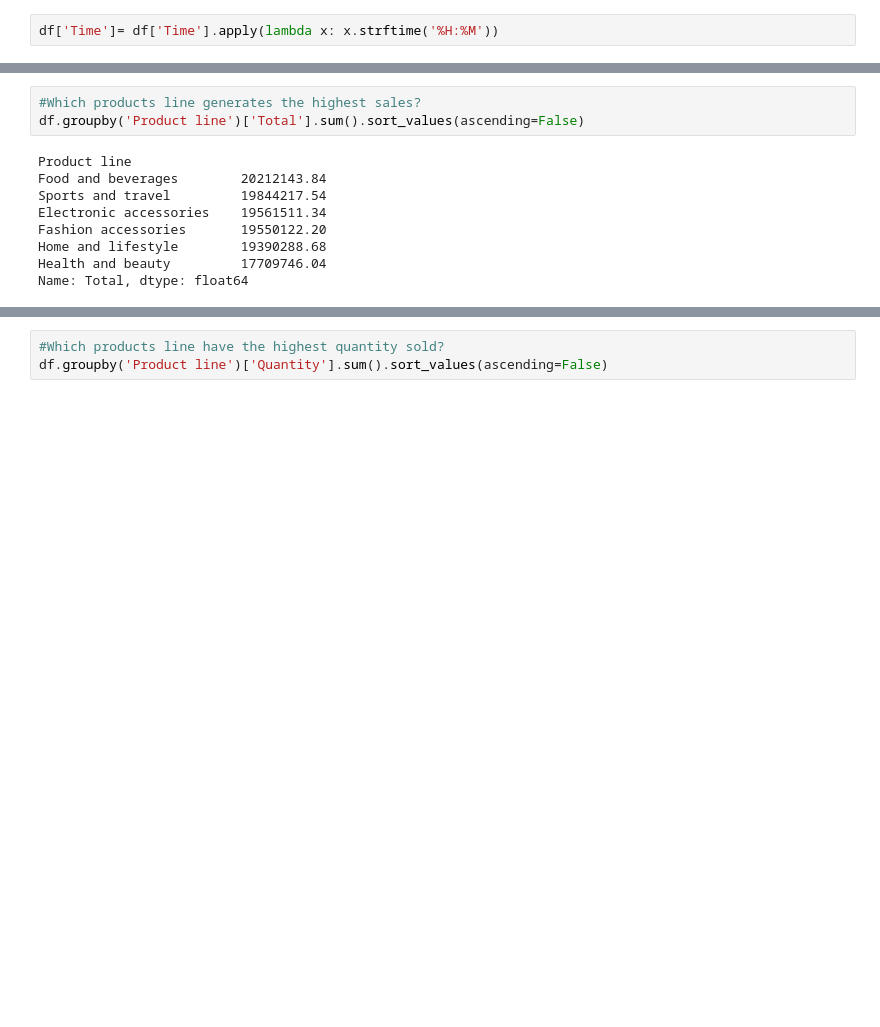
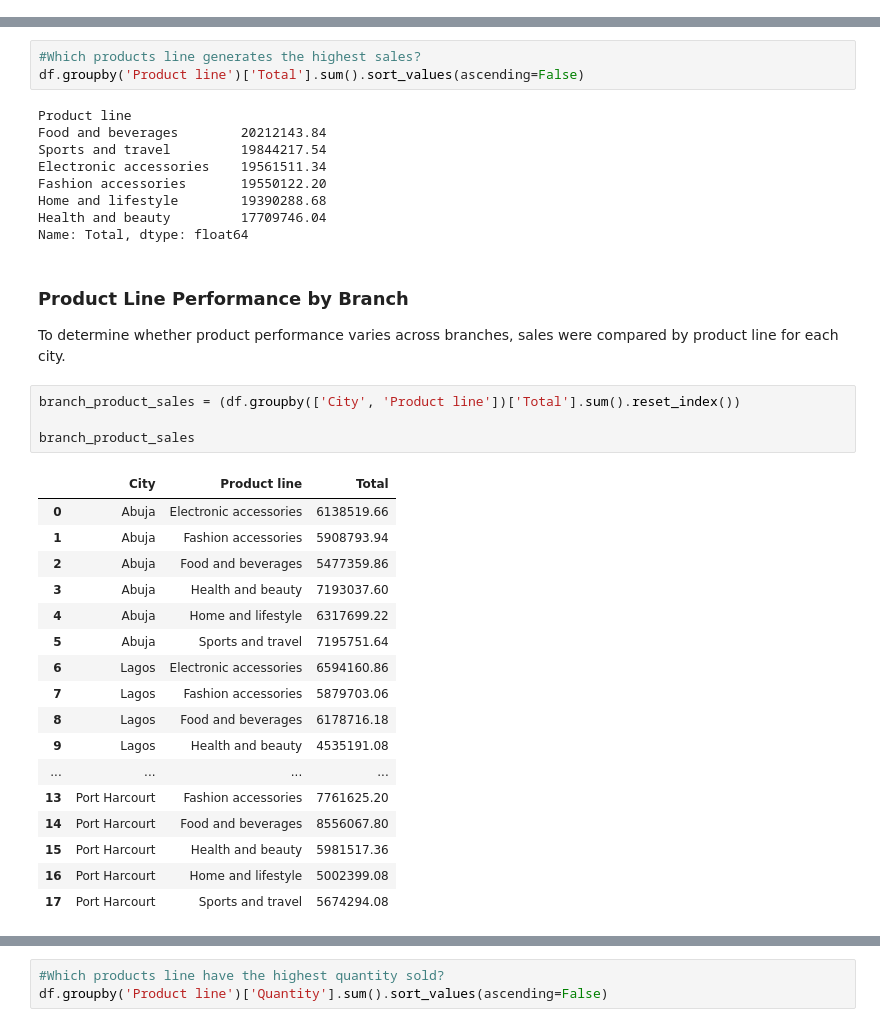
Before and after one commit to U-Chiamaka/Supermarket-Sales-Analysis, a Jupyter notebook: Supermarket_Analysis.ipynb, the cells around one changed output, grey strips where cells are left out. Cells and saved outputs as stored; diff of their text form; blank space fills up the shorter version.

```diff
--- a/Supermarket_Analysis.ipynb
+++ b/Supermarket_Analysis.ipynb
@@ -198,8 +198,6 @@ df.describe()
 | 75% | 28056.600000 | 8.000000 | 8080.290000 | 169686.090000 | 2019-03-08 00:00:00 | 161605.800000 | 4.761905e+00 | 8080.290000 | 8.50000 |
 | max | 35985.600000 | 10.000000 | 17874.000000 | 375354.000000 | 2019-03-30 00:00:00 | 357480.000000 | 4.761905e+00 | 17874.000000 | 10.00000 |
 | std | 9538.066205 | 2.923431 | 4215.177173 | 88518.720636 | NaN | 84303.543463 | 6.131498e-14 | 4215.177173 | 1.71858 |
-# %%
-df['Time']= df['Time'].apply(lambda x: x.strftime('%H:%M'))
 # %%
 df.head()
 # %% [output]
@@ -413,3 +411,29 @@ Fashion accessories       19550122.20
 Home and lifestyle        19390288.68
 Health and beauty         17709746.04
 Name: Total, dtype: float64
+# %% [markdown]
+### Product Line Performance by Branch
+
+To determine whether product performance varies across branches, sales were compared by product line for each city.
+# %%
+branch_product_sales = (df.groupby(['City', 'Product line'])['Total'].sum().reset_index())
+
+branch_product_sales
+# %% [output]
+|  | City | Product line | Total |
+| 0 | Abuja | Electronic accessories | 6138519.66 |
+| 1 | Abuja | Fashion accessories | 5908793.94 |
+| 2 | Abuja | Food and beverages | 5477359.86 |
+| 3 | Abuja | Health and beauty | 7193037.60 |
+| 4 | Abuja | Home and lifestyle | 6317699.22 |
+| 5 | Abuja | Sports and travel | 7195751.64 |
+| 6 | Lagos | Electronic accessories | 6594160.86 |
+| 7 | Lagos | Fashion accessories | 5879703.06 |
+| 8 | Lagos | Food and beverages | 6178716.18 |
+| 9 | Lagos | Health and beauty | 4535191.08 |
+| ... | ... | ... | ... |
+| 13 | Port Harcourt | Fashion accessories | 7761625.20 |
+| 14 | Port Harcourt | Food and beverages | 8556067.80 |
+| 15 | Port Harcourt | Health and beauty | 5981517.36 |
+| 16 | Port Harcourt | Home and lifestyle | 5002399.08 |
+| 17 | Port Harcourt | Sports and travel | 5674294.08 |
```
Also changed, not shown: parts of 2 cells of this notebook.
